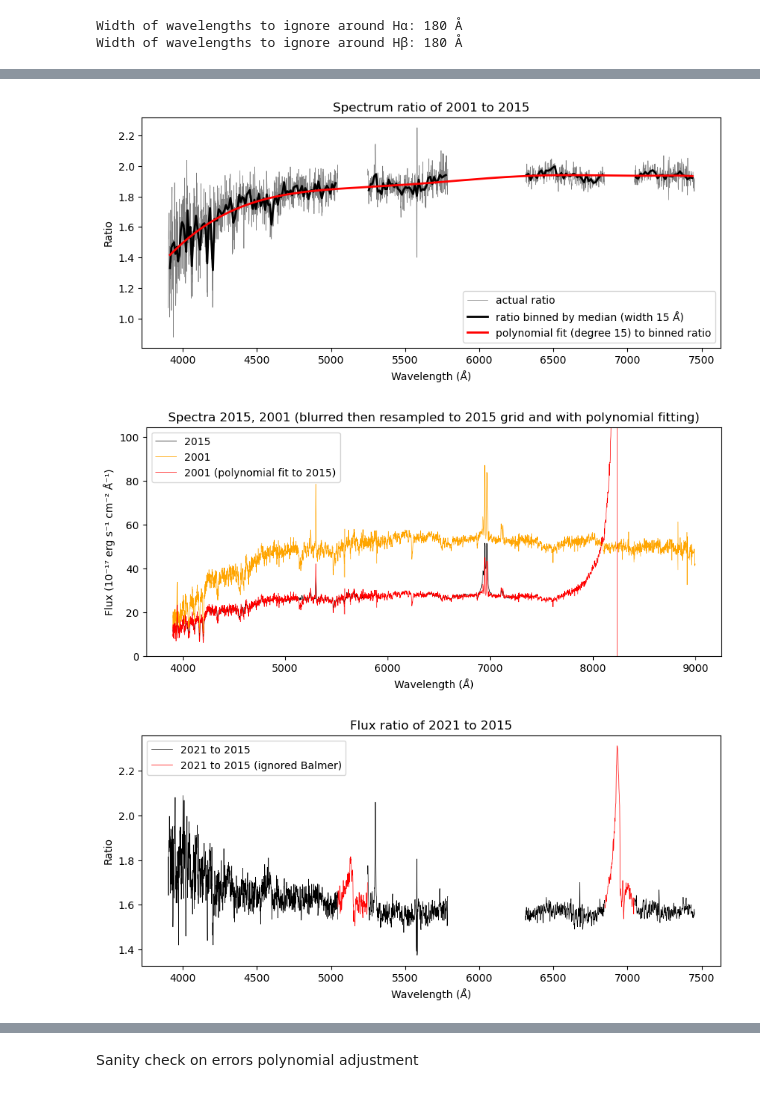
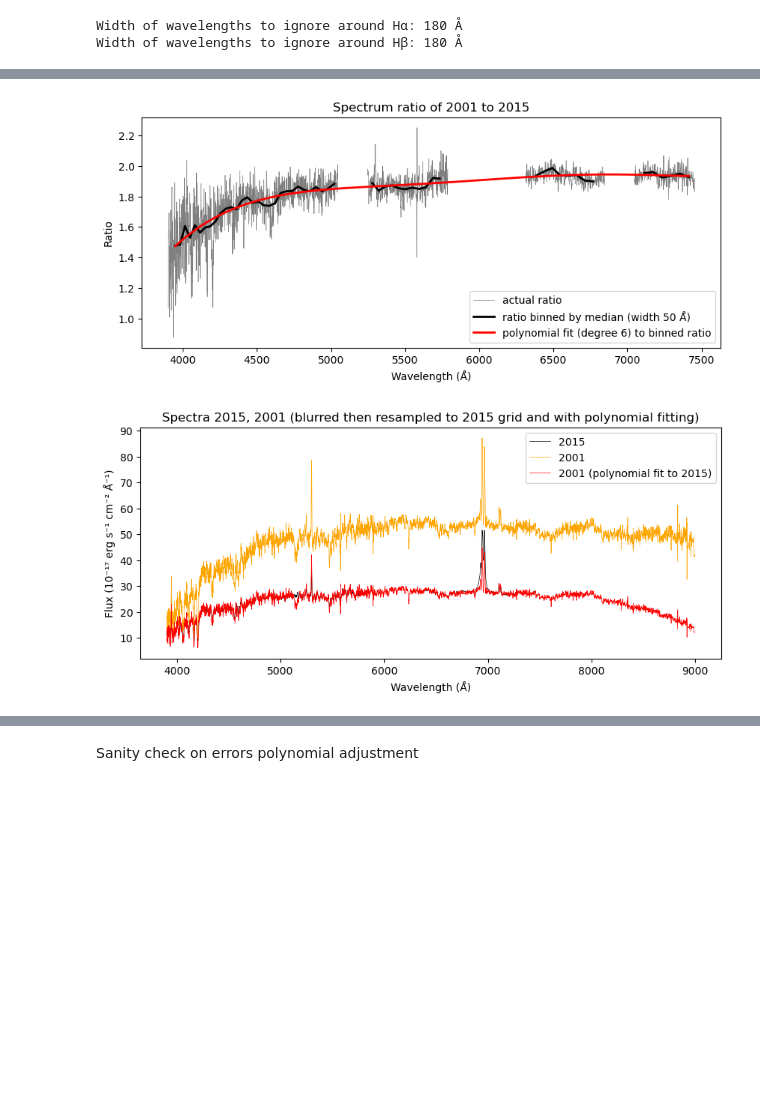
Before and after one commit to things-0/denison_2026, a Jupyter notebook: oli/main.ipynb, the cells around one changed output, grey strips where cells are left out. Saved outputs shown, nothing was run; the diff lists cells and outputs as text; code cells hidden in the pictures; blank space fills up the shorter version.

```diff
--- a/oli/main.ipynb
+++ b/oli/main.ipynb
@@ -30,15 +30,24 @@ from lmfit.models import GaussianModel
 ## Constants
 # %%
 OIII_1 = 4960.30
-OIII = 4983 #TODO: remove
 OIII_2 = 5008.24
 NII_1 = 6549.85
 NII_2 = 6585.28
 SII_1 = 6718.29
-SII = 6724 #TODO: remove
 SII_2 = 6732.67
 H_ALPHA = 6564.61
 H_BETA = 4862.68
+
+#TODO: get actual values for these
+ATLAS_O_BAND_WIDTH = 2900
+ATLAS_O_BAND_LAM = 6900
+ZTF_I_BAND_WIDTH = 1100
+ZTF_I_BAND_LAM = 7500
+ASSASN_V_BAND_WIDTH = 1500
+ASSASN_V_BAND_LAM = 5500
+ASSASN_G_BAND_WIDTH = 1500
+ASSASN_G_BAND_LAM = 4700
+#
 
 c_km_s = 2.99792458e5 # km/s
 c_m_s = 2.99792458e8 # m/s
@@ -46,10 +55,16 @@ c_ang_s = 2.99792458e18 # Ang/s
 EPS = 1e-8
 LINEWIDTH = 0.5
 LAMBDAS_TO_IGNORE_WIDTH = 180
+BALMER_DECREMENT_VEL_WIDTH = 4000
 FIGURE_SIZE = (10,4)
 #TODO: remove testing
 SMOOTH_FACTOR = 1.0
 #
+
+FNAME_2015_BLUE_4ARCSEC = "323854_A_spectrum_4-arcsec_blue.fits"
+FNAME_2015_RED_4ARCSEC = "323854_A_spectrum_4-arcsec_red.fits"
+# OLD_SFD_Y_AX_LABEL = "10⁻¹⁷ erg s⁻¹ cm⁻² Å⁻¹"
+SFD_Y_AX_LABEL = r"Spectral flux density ($10^{-17}$ erg $\text{s}^{-1}$ $\text{cm}^{-2}$ $\AA^{-1}$)"
 
 z = 0.0582 # for spectroscopy
 z_lum = 0.05938
@@ -543,7 +558,7 @@ def get_data(
             plt.plot(lam21, flux21, color='orange', label='2021', lw = LINEWIDTH)
             plt.plot(lam22, flux22, color='green', label='2022', lw = LINEWIDTH)
             plt.xlabel("Wavelength (Å)")
-            plt.ylabel("Flux (10⁻¹⁷ erg s⁻¹ cm⁻² Å⁻¹)")
+            plt.ylabel(SFD_Y_AX_LABEL)
             plt.title(f"Spectra 2001 - 2022 (SAMI clipped to ~{np.min(lam01):.0f} Å)")
             plt.legend()
             plt.show()
@@ -562,7 +577,7 @@ def get_data(
             plt.plot(lam21, flux21_blurred, color='orange', label='2021', lw = LINEWIDTH)
             plt.plot(lam22, flux22_blurred, color='green', label='2022', lw = LINEWIDTH)
             plt.xlabel("Wavelength (Å)")
-            plt.ylabel("Flux (10⁻¹⁷ erg s⁻¹ cm⁻² Å⁻¹)")
+            plt.ylabel(SFD_Y_AX_LABEL)
             plt.title("Spectra 2001 - 2022 (blurred before resampling)")
             plt.legend()
             plt.show()
@@ -618,7 +633,7 @@ def get_data(
                 plt.xlim(final_plot_xlim)
 
             plt.xlabel("Wavelength (Å)")
-            plt.ylabel("Flux (10⁻¹⁷ erg s⁻¹ cm⁻² Å⁻¹)")
+            plt.ylabel(SFD_Y_AX_LABEL)
             plt.title("Spectra 2001 - 2022 (blurred then resampled to 2001 grid)")
             plt.legend()
             plt.show()
@@ -660,7 +675,7 @@ def get_data(
             plt.plot(lam01, flux21_shifted, color='orange', label='2021', lw = LINEWIDTH)
             plt.plot(lam01, flux22_shifted, color='green', label='2022', lw = LINEWIDTH)
             plt.xlabel("Wavelength (Å)")
-            plt.ylabel("Flux (10⁻¹⁷ erg s⁻¹ cm⁻² Å⁻¹)")
+            plt.ylabel(SFD_Y_AX_LABEL)
             plt.title("Spectra 2001 - 2022 (resampled to 2001 grid)")
             plt.legend()
             plt.show()
@@ -699,7 +714,7 @@ def get_data(
             plot_vert_emission_lines(final_plot_vlines, final_plot_xlim)
 
             plt.xlabel("Wavelength (Å)")
-            plt.ylabel("Flux (10⁻¹⁷ erg s⁻¹ cm⁻² Å⁻¹)")
+            plt.ylabel(SFD_Y_AX_LABEL)
             plt.title("Spectra 2001 - 2022 (resampled to 2001 grid then blurred)")
             plt.legend()
             plt.show()
@@ -787,7 +802,7 @@ def adjust_calibration(
     plot_adjusted: bool = True,
     adjusted_plot_lam_bounds: tuple[float] | None = None,
     adjusted_flux_y_bounds: tuple[float] | None = None,
-    adjusted_err_y_bounds: tuple[float] | None = None,
+    # adjusted_err_y_bounds: tuple[float] | None = None, #TODO: remove?
     ions: dict[str, float] | None = None,
     blur_before_resampling: bool = True,
 ) -> tuple[np.poly1d | None, np.ndarray, np.ndarray]:
@@ -816,7 +831,6 @@ def adjust_calibration(
         return None, flux, err
 
     actual_ratio_flux = flux / cal_flux
-    actual_ratio_err = err / cal_err
     balmer_mask = np.zeros(lam.shape, dtype=bool)
 
     lambdas_to_ignore = [
@@ -935,16 +946,15 @@ print(f"Width of wavelengths to ignore around Hβ: {LAMBDAS_TO_IGNORE_WIDTH} Å
 Width of wavelengths to ignore around Hα: 180 Å
 Width of wavelengths to ignore around Hβ: 180 Å
 # %%
-#TODO: check if this bin_width and poly_degree are correct
-_, adjusted_01_flux_15, adjusted_01_err_15 = adjust_calibration(data=data, year_to_change="2001", bin_width=15, poly_degree=15)
+#TODO: check if bin_width and poly_degree are ok
+_, adjusted_01_flux_15, adjusted_01_err_15 = adjust_calibration(data=data, year_to_change="2001")
 #
 _, adjusted_21_flux_15, adjusted_21_err_15 = adjust_calibration(data=data, year_to_change="2021")
 # same as adjusted_15_flux_15, adjusted_15_err_15 = flux15, err15
 _, adjusted_15_flux_15, adjusted_15_err_15 = adjust_calibration(data=data, year_to_change="2015")
 #
 _, adjusted_22_flux_15, adjusted_22_err_15 = adjust_calibration(data=data, year_to_change="2022")
 # %% [output]
 [figure]
-[figure, old version]
+[figure, new version]
-[figure, old version]
+[figure, new version]
-[figure, removed]
```
Also changed, not shown: parts of 21 cells of this notebook, 2 other files.
